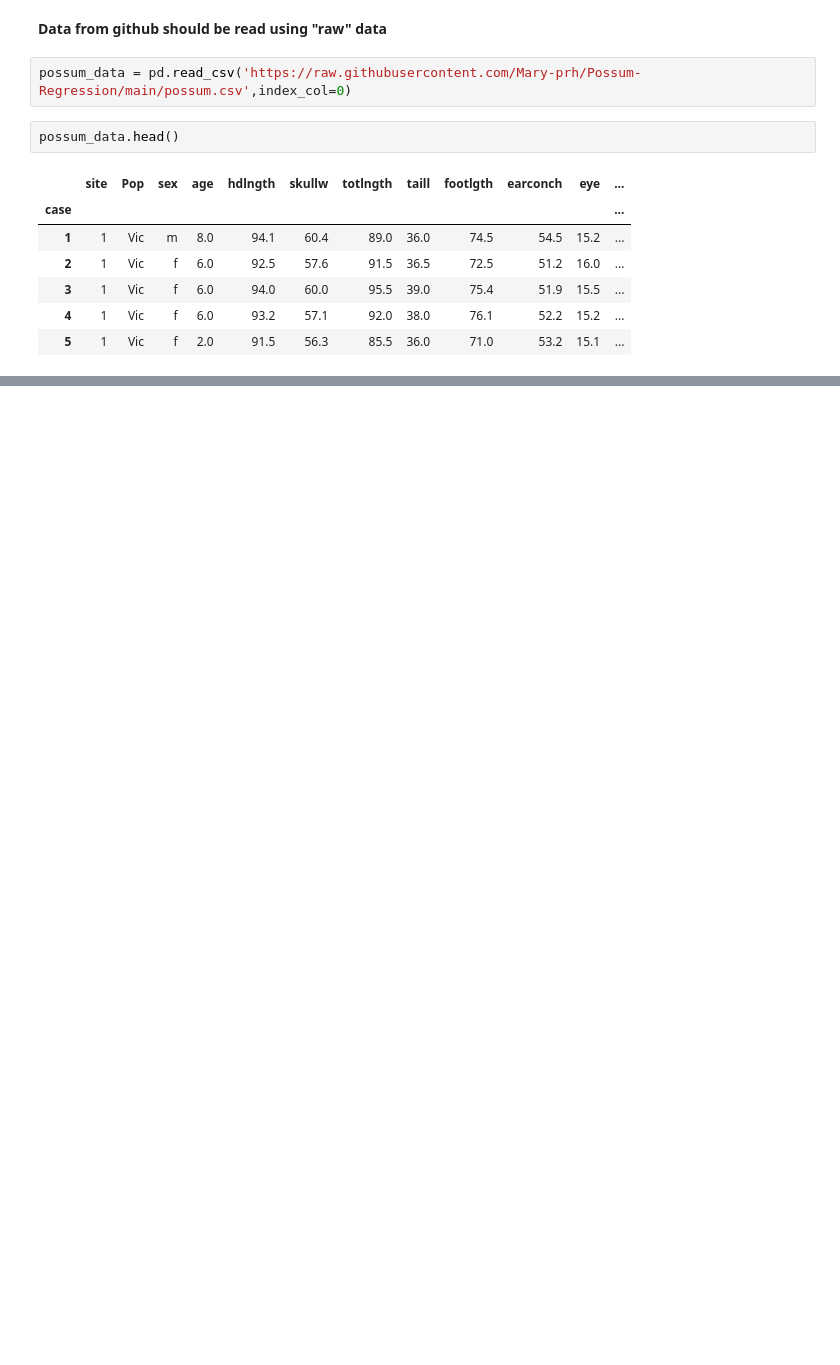
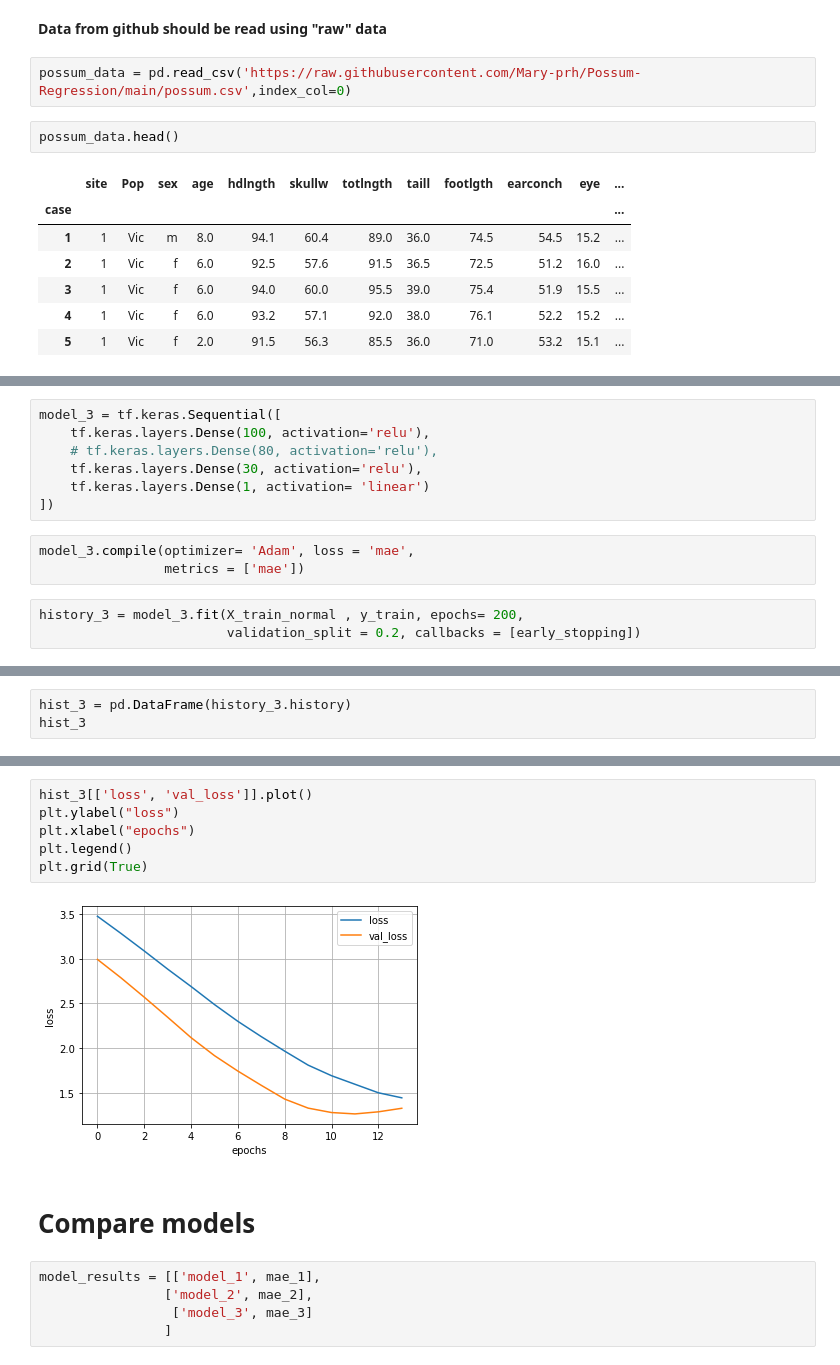
Before and after one commit to Mary-prh/Possum-Regression, a Jupyter notebook: Regression.ipynb, the cells around one changed output, grey strips where cells are left out. Cells and saved outputs as stored; diff of their text form; blank space fills up the shorter version.

```diff
--- a/Regression.ipynb
+++ b/Regression.ipynb
@@ -27,0 +420,13 @@ possum_data.head()
+# %%
+model_3 = tf.keras.Sequential([
+    tf.keras.layers.Dense(100, activation='relu'),
+    # tf.keras.layers.Dense(80, activation='relu'),
+    tf.keras.layers.Dense(30, activation='relu'),
+    tf.keras.layers.Dense(1, activation= 'linear')
+])
+# %%
+model_3.compile(optimizer= 'Adam', loss = 'mae',
+                metrics = ['mae'])
+# %%
+history_3 = model_3.fit(X_train_normal , y_train, epochs= 200,
+                        validation_split = 0.2, callbacks = [early_stopping])
@@ -27,0 +484,3 @@ possum_data.head()
+# %%
+hist_3 = pd.DataFrame(history_3.history)
+hist_3
@@ -27,0 +503,15 @@ possum_data.head()
+# %%
+hist_3[['loss', 'val_loss']].plot()
+plt.ylabel("loss")
+plt.xlabel("epochs")
+plt.legend()
+plt.grid(True)
+# %% [output]
+[figure, added]
+# %% [markdown]
+# **Compare models**
+# %%
+model_results = [['model_1', mae_1],
+                ['model_2', mae_2],
+                 ['model_3', mae_3]
+                ]
```
Also changed, not shown: parts of 83 cells of this notebook.
